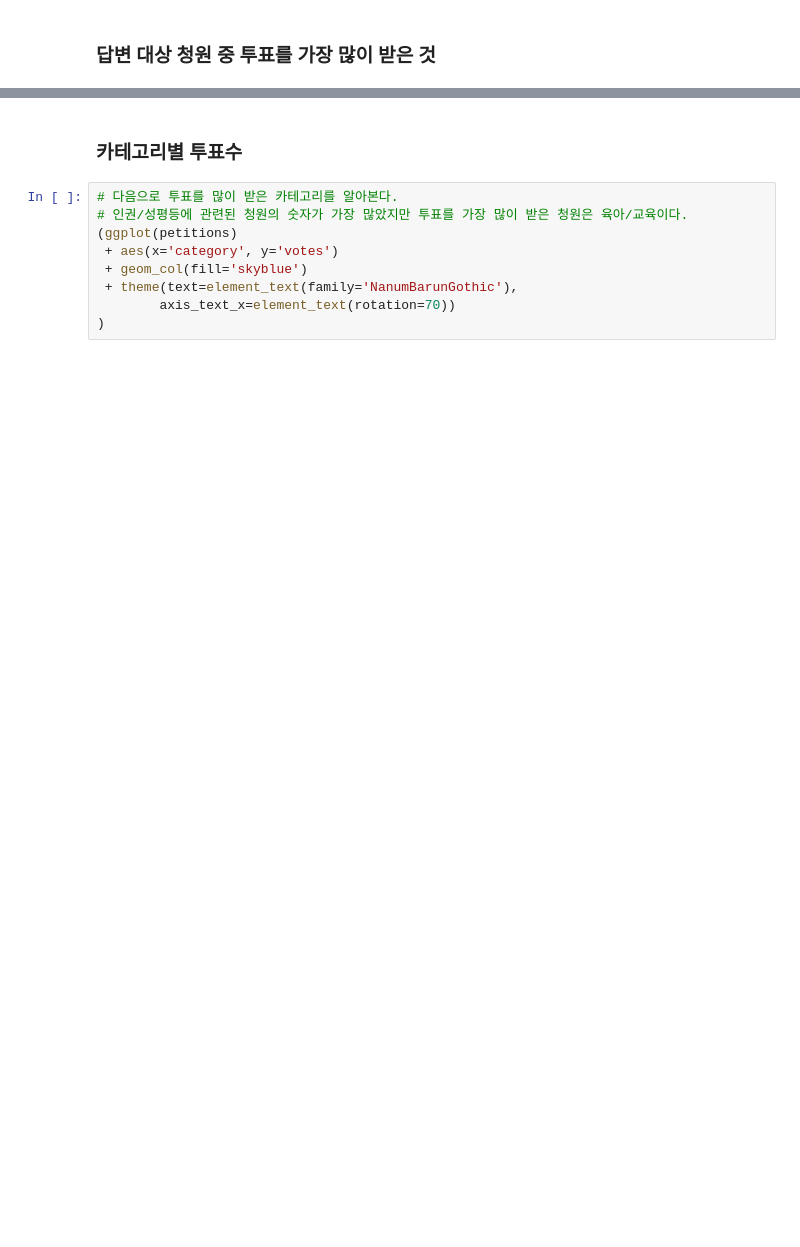
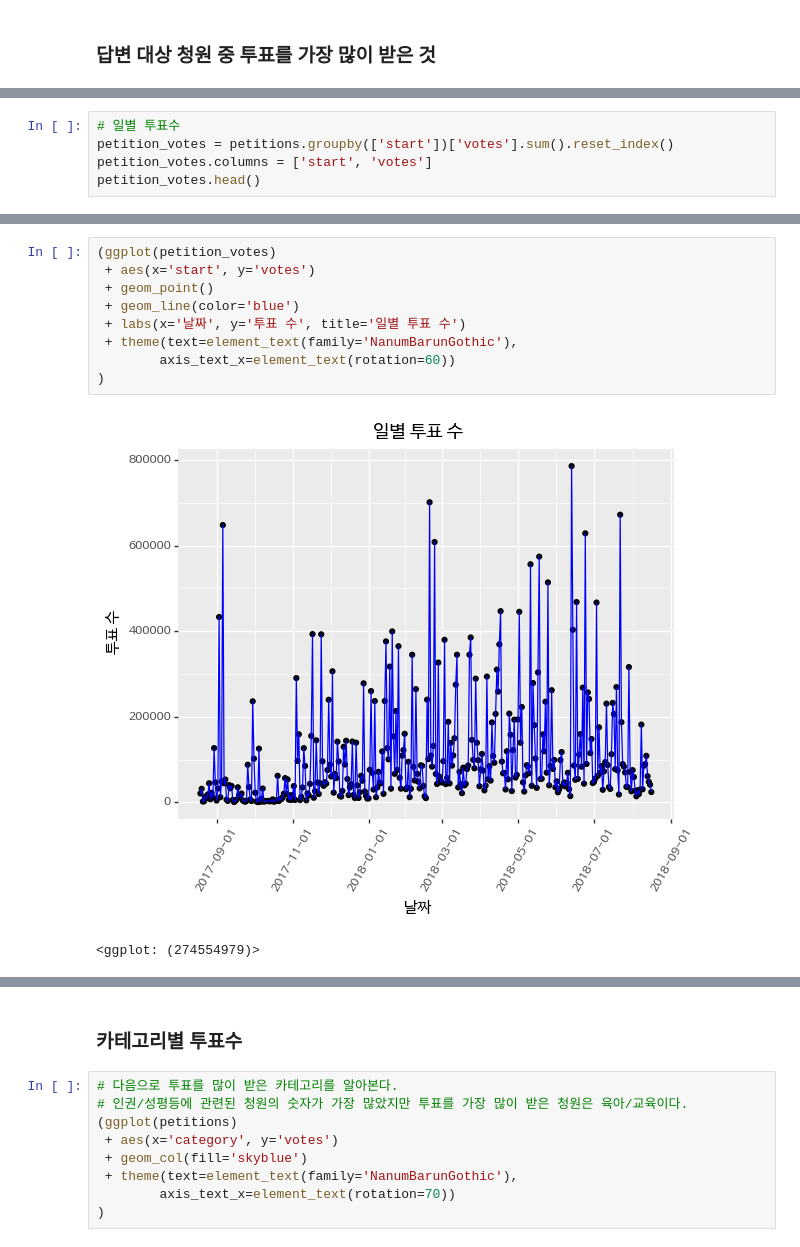
Before and after one commit to corazzon/petitionWrangling, a Jupyter notebook: petition_pandas_plotnine.ipynb, the cells around one changed output, grey strips where cells are left out. Saved outputs shown, nothing was run; the diff lists cells and outputs as text; blank space fills up the shorter version.

```diff
--- a/petition_pandas_plotnine.ipynb
+++ b/petition_pandas_plotnine.ipynb
@@ -417,0 +464,5 @@ answered_df.sort_values('votes', ascending=False).head(5)
+# %%
+# 일별 투표수
+petition_votes = petitions.groupby(['start'])['votes'].sum().reset_index()
+petition_votes.columns = ['start', 'votes']
+petition_votes.head()
@@ -417,0 +476,12 @@ answered_df.sort_values('votes', ascending=False).head(5)
+# %%
+(ggplot(petition_votes)
+ + aes(x='start', y='votes')
+ + geom_point()
+ + geom_line(color='blue')
+ + labs(x='날짜', y='투표 수', title='일별 투표 수')
+ + theme(text=element_text(family='NanumBarunGothic'),
+        axis_text_x=element_text(rotation=60))
+)
+# %% [output]
+[figure, added]
+<ggplot: (274554979)>
```
Also changed, not shown: parts of 46 cells of this notebook.
